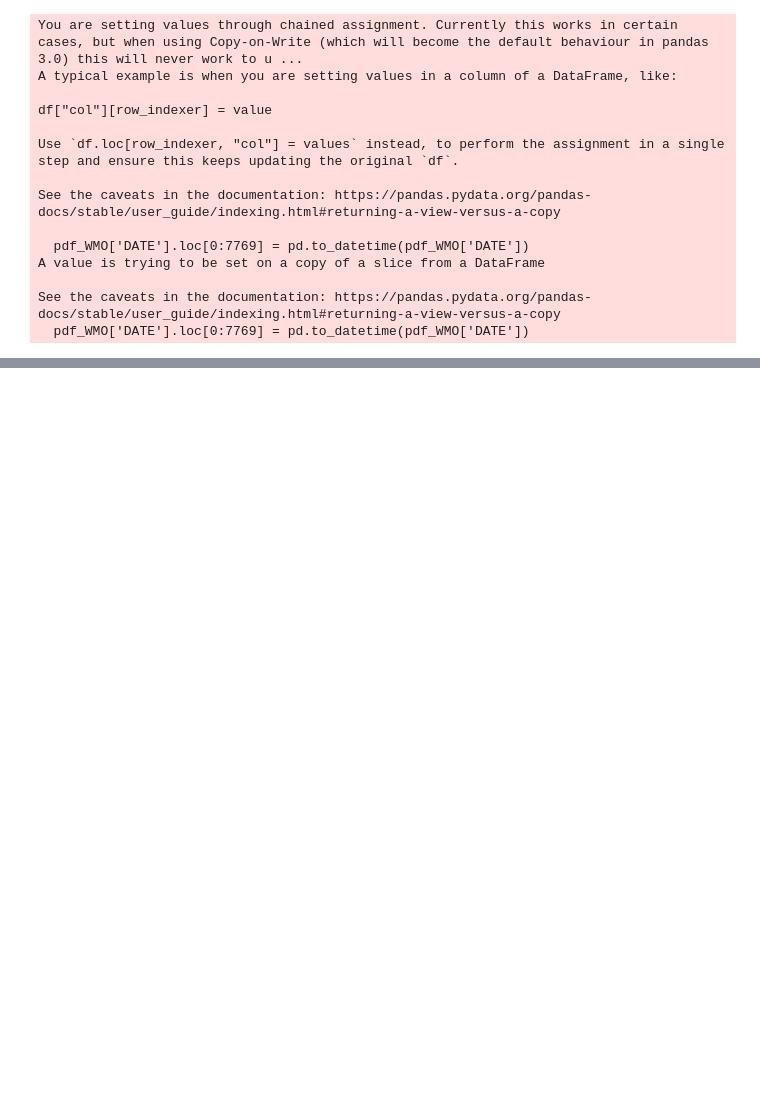
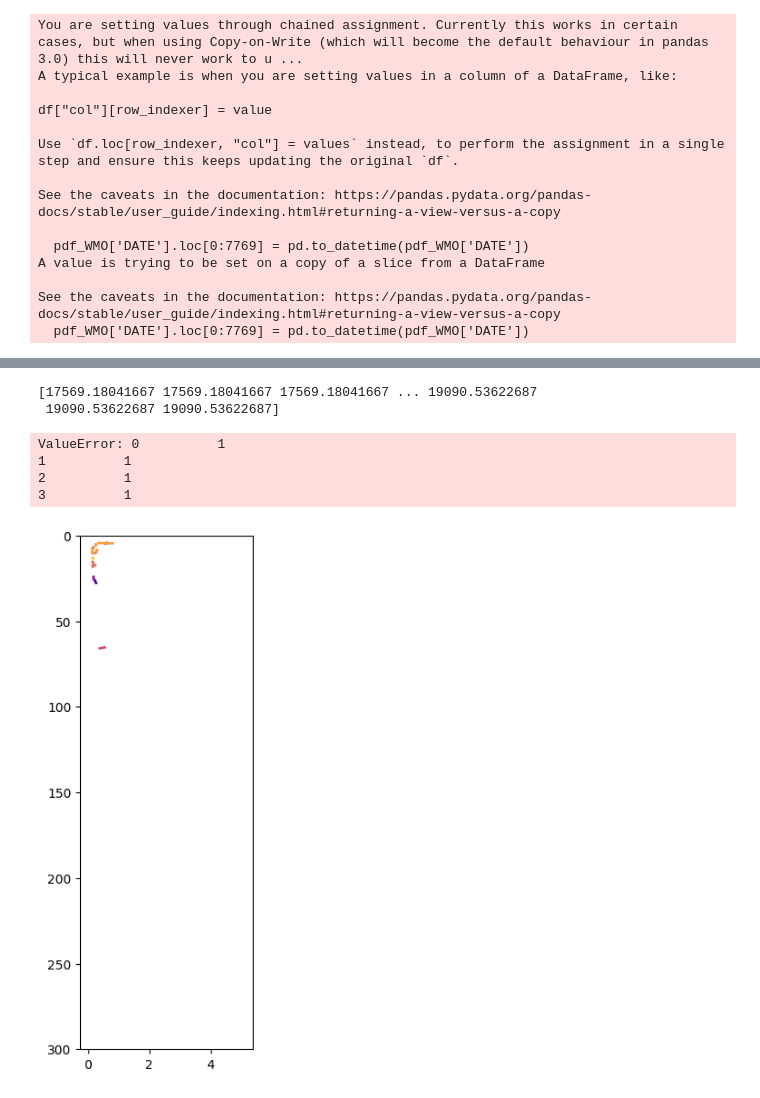
Before and after one commit to Lilah-Asalie/IBIS_Project, a Jupyter notebook: Pressure.ipynb, the cells around one changed output, grey strips where cells are left out. Saved outputs shown, nothing was run; the diff lists cells and outputs as text; code cells hidden in the pictures; blank space fills up the shorter version.

```diff
--- a/Pressure.ipynb
+++ b/Pressure.ipynb
@@ -281,0 +409,4 @@ See the caveats in the documentation: https://pandas.pydata.org/pandas-docs/stab
+# %%
+profile = argo.select_profiles(floats=5905377)
+df_2 = argo.load_float_data(profile, variables=['DOXY','TEMP','PSAL','CHLA', 'BBP700','NITRATE','PH_IN_SITU_TOTAL'])
+df_2.to_csv('/Users/lilah/Documents/IBIS_Project/profile_59053774.csv', index='False') # add read csv
@@ -281,0 +451,51 @@ See the caveats in the documentation: https://pandas.pydata.org/pandas-docs/stab
+# %%
+date_nums_2 = mdates.date2num(df_2['DATE'])
+print(date_nums_2)
+# %% [output]
+[17569.18041667 17569.18041667 17569.18041667 ... 19090.53622687
+ 19090.53622687 19090.53622687]
+# %%
+df_2['DATE'] = pd.to_datetime(df_2['DATE'])
+date_nums_2 = mdates.date2num(df_2['DATE'])
+
+norm = mcolors.Normalize(vmin=date_nums_2.min(), vmax=date_nums_2.max())
+cmap = plt.get_cmap('plasma', len(df_2['DATE'].unique()))
+
+
+# Create figure and axis
+fig = plt.figure(figsize=(8,6), layout='constrained')
+ax = fig.add_subplot(141)
+
+# pdf_date = mdates.date2num(pdf_WMO['DATE'])
+
+for cycle, group in df_2.groupby('CYCLE_NUMBER'):
+    date_val = mdates.date2num(group['DATE'].iloc[0])
+    color = cmap(norm(date_val))
+    ax.plot(group['CHLA_ADJUSTED'], group['PRES_ADJUSTED'], color=color, lw=2)
+
+ax.set_ylim(0, 300)
+ax.invert_yaxis()
+
+plot = ax.plot(df_2['CHLA_ADJUSTED'], df_2['PRES_ADJUSTED'], c = df_2['CYCLE_NUMBER'], lw=2, vmin = 17569.18041667, vmax = 19090.53622687, cmap='plasma')
+
+# vmin = 18998.35734955, vmax = 19038.49546298
+#ax.set_xlim(0, 1.5)
+
+ax.set_xlabel(r'Chl-a (mg m$^{-3}$)', fontsize=12)
+ax.set_ylabel('Pressure (dbar)', fontsize=12)
+ax.set_title(' Chl-a Profile', fontsize=14)
+
+
+cbar = plt.colorbar(plot, ax=ax, orientation='vertical', pad=0.03)
+locator = mdates.AutoDateLocator()
+formatter = mdates.ConciseDateFormatter(locator)
+
+# Apply the formatter to the y-axis of the colorbar (since it's vertical by default)
+cbar.ax.yaxis.set_major_locator(locator)
+cbar.ax.yaxis.set_major_formatter(formatter)
+# %% [output]
+ValueError: 0          1
+1          1
+2          1
+3          1
+[figure, added]
```
Also changed, not shown: parts of 10 cells of this notebook, 2 other files.
